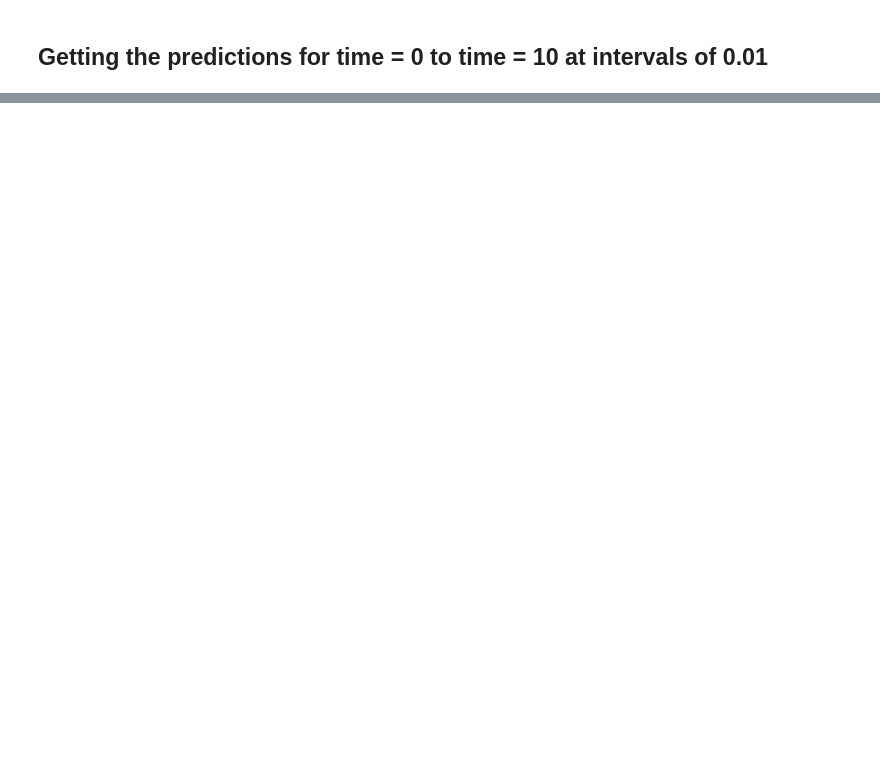
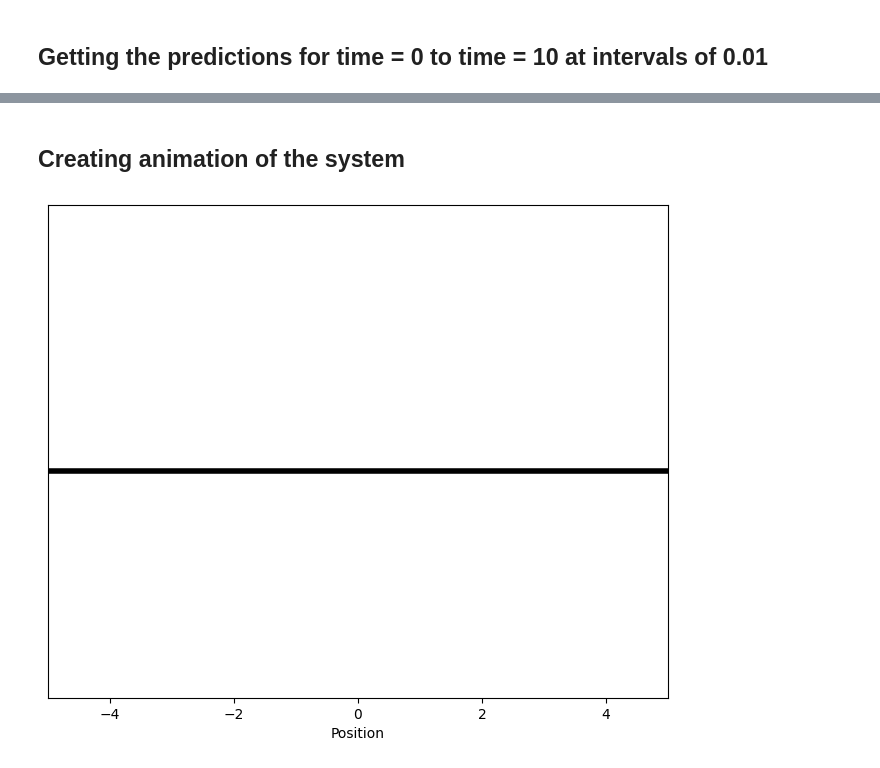
Before and after one commit to ArjunDosajh/pinn-optimization, a Jupyter notebook: data/inverting_pendulum/inverted_pendulum_cart.ipynb, the cells around one changed output, grey strips where cells are left out. Cells and saved outputs as stored; diff of their text form; code cells hidden in the pictures; blank space fills up the shorter version.

Commit message:
Cleaned up simulation scripts and made minor changes to architecture and loss

```diff
--- a/data/inverting_pendulum/inverted_pendulum_cart.ipynb
+++ b/data/inverting_pendulum/inverted_pendulum_cart.ipynb
@@ -198,0 +187,49 @@ array([[ 8.35172832e-05, -1.98183209e-03,  1.58468261e-04],
+# %% [markdown]
+## Creating animation of the system
+# %%
+positions = predictions[:, 0]
+angles = predictions[:, 1]
+
+# Define the lengths from the Gekko model (adjust as necessary)
+L1 = 0.5  # Length of the pendulum
+
+# Prepare the data for the pendulum's bob and link
+x1 = positions
+y1 = np.zeros_like(positions)
+x2 = L1 * np.sin(angles) + x1
+y2 = -L1 * np.cos(angles) + y1
+
+fig, ax = plt.subplots(figsize=(8, 6.4))
+ax.set_xlim(-5, 5)
+ax.set_ylim(-1.25, 1.25)
+ax.set_xlabel('Position')
+ax.get_yaxis().set_visible(False)
+
+crane_rail, = ax.plot([-5, 5], [-0.1, -0.1], 'k-', lw=4)
+mass1, = ax.plot([], [], linestyle='None', marker='s', markersize=40, markeredgecolor='k', color='orange', markeredgewidth=2)
+line1, = ax.plot([], [], 'o-', color='black', lw=4, markersize=6, markeredgecolor='k', markerfacecolor='k')
+
+time_template = 'time = %.1fs'
+time_text = ax.text(0.05, 0.9, '', transform=ax.transAxes)
+
+def init():
+    mass1.set_data([], [])
+    line1.set_data([], [])
+    time_text.set_text('')
+    return line1, mass1, time_text
+
+def animate(i):
+    mass1.set_data([x1[i]], [y1[i] - 0.1])
+    line1.set_data([x1[i], x2[i]], [y1[i], y2[i]])
+    time_text.set_text(time_template % (i/100))  # Assuming i is proportional to time
+    return line1, mass1, time_text
+
+ani = animation.FuncAnimation(fig, animate, frames=len(positions), interval=40, init_func=init)
+
+Writer = animation.writers['ffmpeg']
+writer = Writer(fps=95, metadata=dict(artist='Me'), bitrate=1800)
+
+# Save the animation to an MP4 file
+ani.save('simulations/inverted_pendulum_simulation.mp4', writer=writer)
+# %% [output]
+[figure, added]
```
Also changed, not shown: parts of 9 cells of this notebook, 6 other files.
